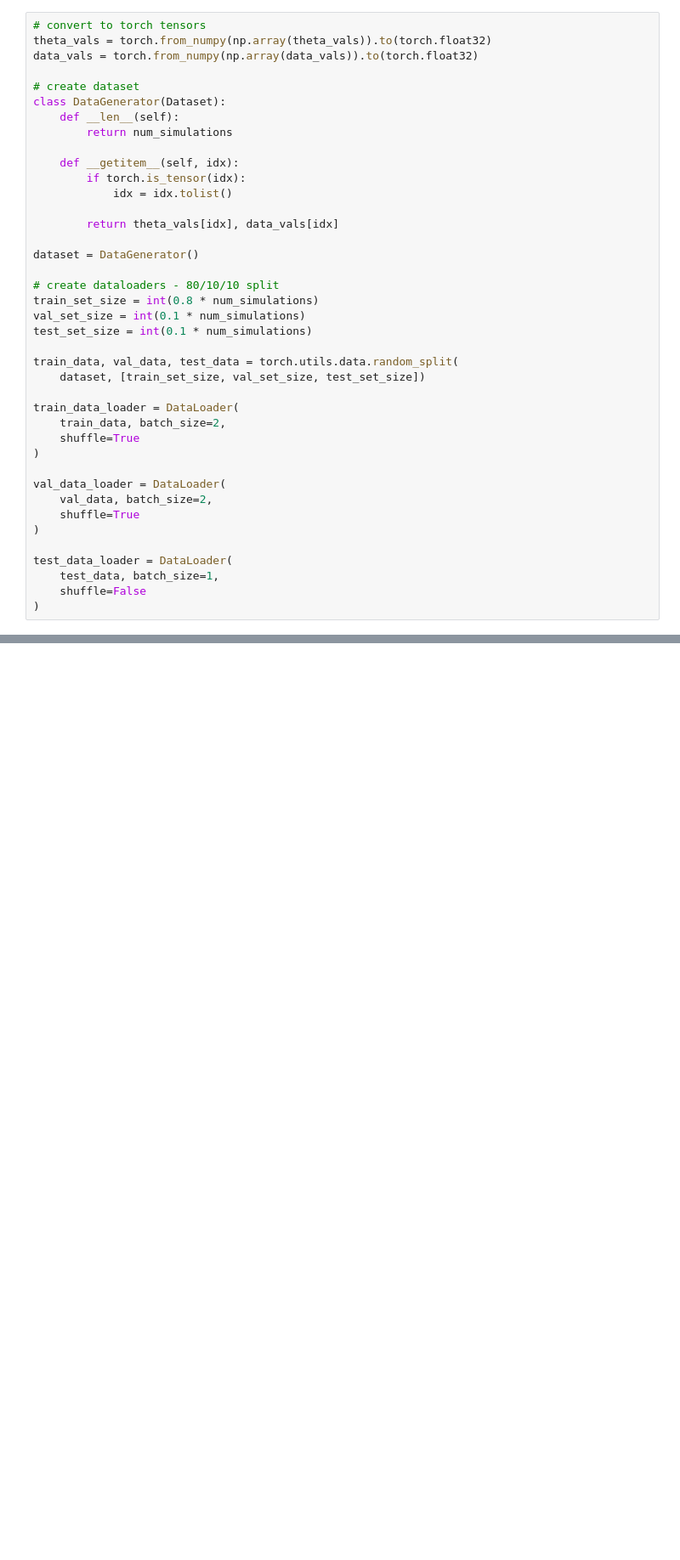
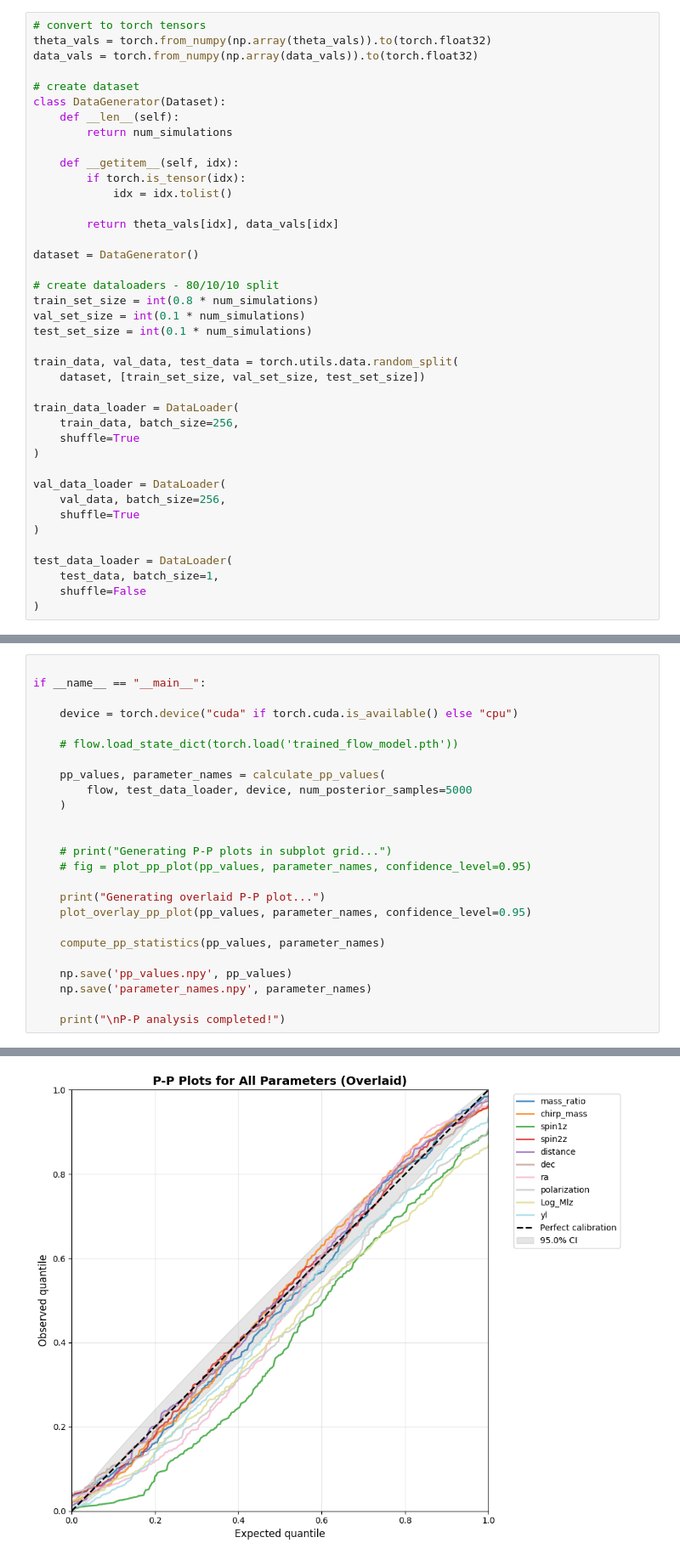
Before and after one commit to AfrozSaqlain/Normalizing_Flows, a Jupyter notebook: pe_bbh.ipynb, the cells around one changed output, grey strips where cells are left out. Shown at 85% size. Drawn from its saved outputs; the diff is of its cells as text; blank space fills up the shorter version.

```diff
--- a/pe_bbh.ipynb
+++ b/pe_bbh.ipynb
@@ -168,12 +201,12 @@ train_data, val_data, test_data = torch.utils.data.random_split(
     dataset, [train_set_size, val_set_size, test_set_size])
 
 train_data_loader = DataLoader(
-    train_data, batch_size=2,
+    train_data, batch_size=256,
     shuffle=True
 )
 
 val_data_loader = DataLoader(
-    val_data, batch_size=2,
+    val_data, batch_size=256,
     shuffle=True
 )
 
@@ -280,0 +349,26 @@ plt.show()
+# %%
+
+if __name__ == "__main__":
+
+    device = torch.device("cuda" if torch.cuda.is_available() else "cpu")
+
+    # flow.load_state_dict(torch.load('trained_flow_model.pth'))
+
+    pp_values, parameter_names = calculate_pp_values(
+        flow, test_data_loader, device, num_posterior_samples=5000
+    )
+
+
+    # print("Generating P-P plots in subplot grid...")
+    # fig = plot_pp_plot(pp_values, parameter_names, confidence_level=0.95)
+
+    print("Generating overlaid P-P plot...")
+    plot_overlay_pp_plot(pp_values, parameter_names, confidence_level=0.95)
+
+    compute_pp_statistics(pp_values, parameter_names)
+
+    np.save('pp_values.npy', pp_values)
+    np.save('parameter_names.npy', parameter_names)
+
+    print("\nP-P analysis completed!")
+# %% [output]
@@ -280,0 +376 @@ plt.show()
+[figure, added]
```
Also changed, not shown: parts of 18 cells of this notebook, 7 other files.
